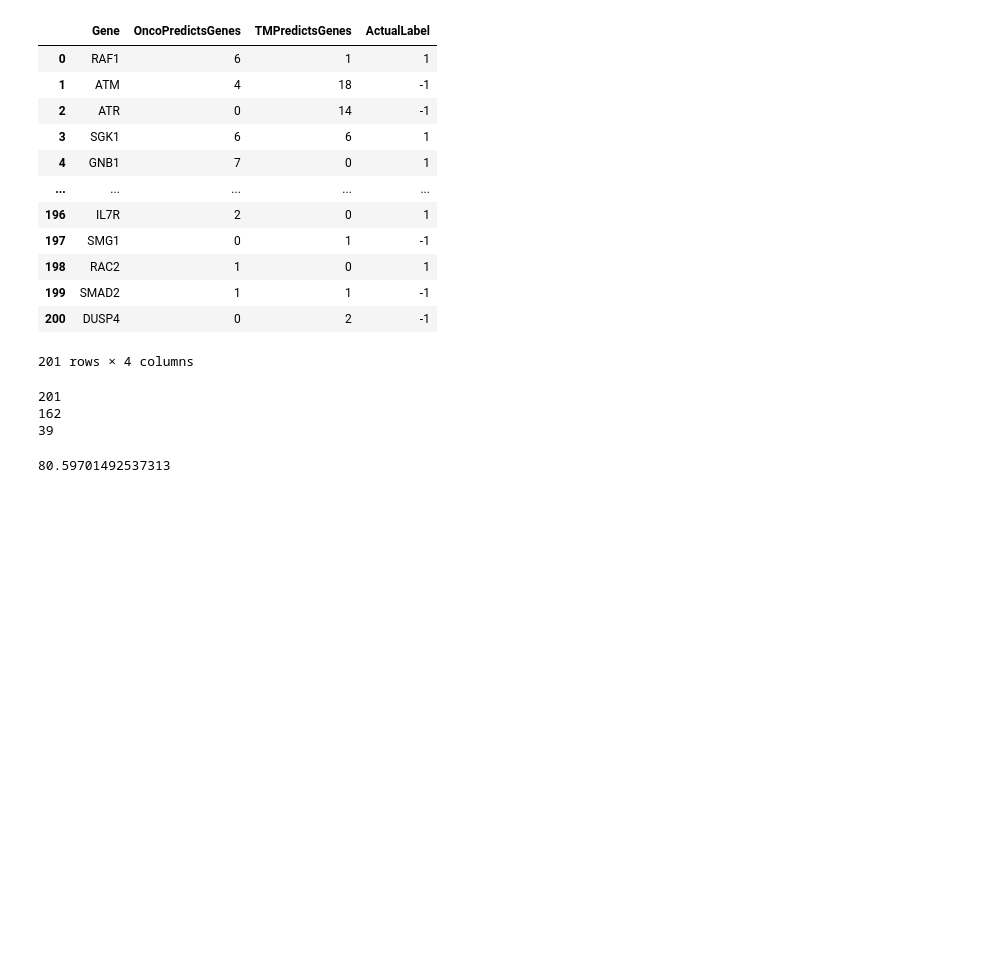
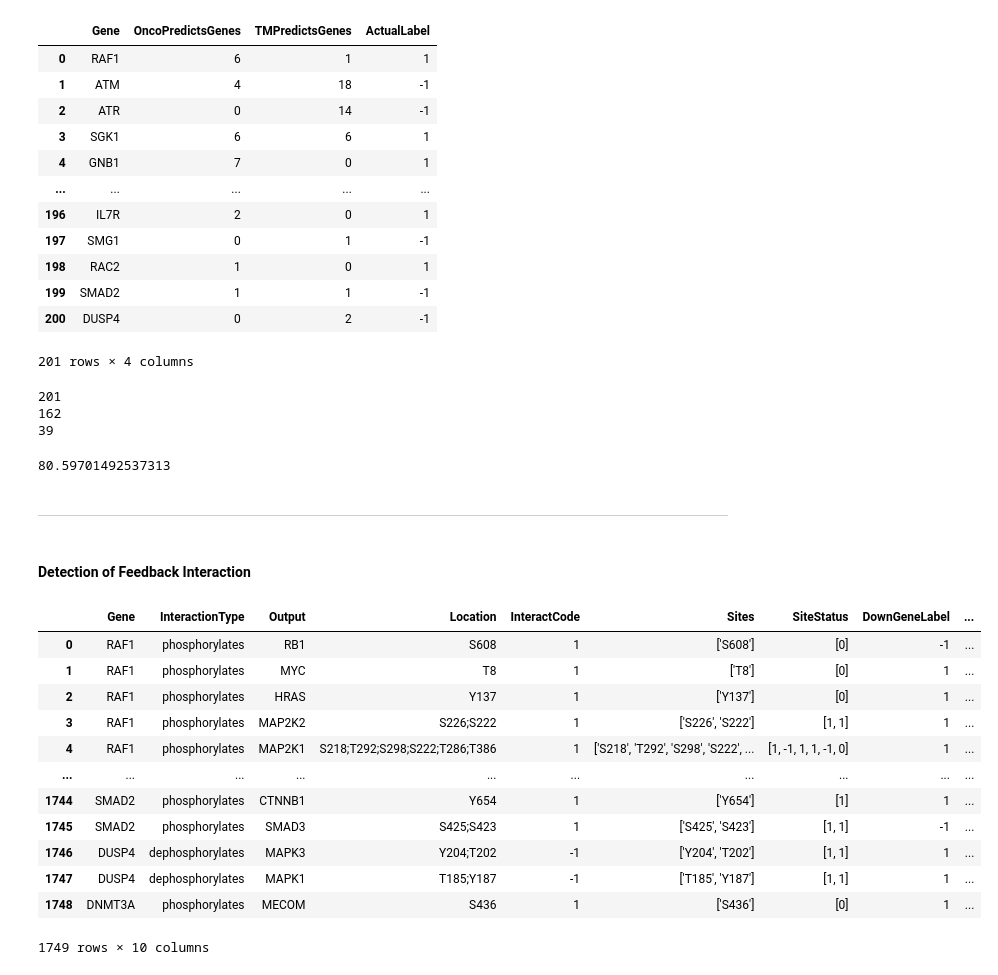
Before and after one commit to KisanThapa/GeneMutationClassification, a Jupyter notebook: notebook_final.ipynb, the cells around one changed output. Cells and saved outputs as stored; diff of their text form; code cells hidden in the pictures; blank space fills up the shorter version.

```diff
--- a/notebook_final.ipynb
+++ b/notebook_final.ipynb
@@ -512,3 +515,34 @@ accuracy = (correct_count / total_count) * 100
 accuracy
 # %% [output]
 80.59701492537313
+# %% [markdown]
+---
+# %% [markdown]
+#### Detection of Feedback Interaction
+# %%
+interaction = pd.read_csv('data/outputs/final/final_result.csv')
+
+interaction = interaction[interaction['DownGeneLabel'] != -3]
+interaction = interaction[interaction['DownGeneLabel'] != 0]
+interaction = interaction[interaction['DownGeneLabel'] != -2]
+
+interaction = interaction[interaction['RootGeneLabel'] != -3]
+interaction = interaction[interaction['RootGeneLabel'] != 0]
+interaction = interaction[interaction['RootGeneLabel'] != -2]
+
+interaction.reset_index(drop=True, inplace=True)
+interaction
+# %% [output]
+|  | Gene | InteractionType | Output | Location | InteractCode | Sites | SiteStatus | DownGeneLabel | ... |
+| 0 | RAF1 | phosphorylates | RB1 | S608 | 1 | ['S608'] | [0] | -1 | ... |
+| 1 | RAF1 | phosphorylates | MYC | T8 | 1 | ['T8'] | [0] | 1 | ... |
+| 2 | RAF1 | phosphorylates | HRAS | Y137 | 1 | ['Y137'] | [0] | 1 | ... |
+| 3 | RAF1 | phosphorylates | MAP2K2 | S226;S222 | 1 | ['S226', 'S222'] | [1, 1] | 1 | ... |
+| 4 | RAF1 | phosphorylates | MAP2K1 | S218;T292;S298;S222;T286;T386 | 1 | ['S218', 'T292', 'S298', 'S222', ... | [1, -1, 1, 1, -1, 0] | 1 | ... |
+| ... | ... | ... | ... | ... | ... | ... | ... | ... | ... |
+| 1744 | SMAD2 | phosphorylates | CTNNB1 | Y654 | 1 | ['Y654'] | [1] | 1 | ... |
+| 1745 | SMAD2 | phosphorylates | SMAD3 | S425;S423 | 1 | ['S425', 'S423'] | [1, 1] | -1 | ... |
+| 1746 | DUSP4 | dephosphorylates | MAPK3 | Y204;T202 | -1 | ['Y204', 'T202'] | [1, 1] | 1 | ... |
+| 1747 | DUSP4 | dephosphorylates | MAPK1 | T185;Y187 | -1 | ['T185', 'Y187'] | [1, 1] | 1 | ... |
+| 1748 | DNMT3A | phosphorylates | MECOM | S436 | 1 | ['S436'] | [0] | 1 | ... |
+1749 rows × 10 columns
```
Also changed, not shown: parts of 19 cells of this notebook, 20 other files.
